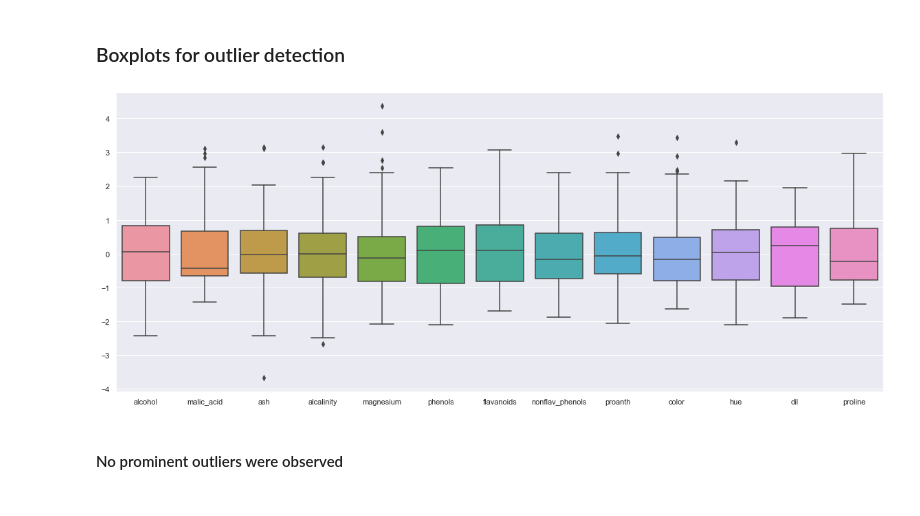
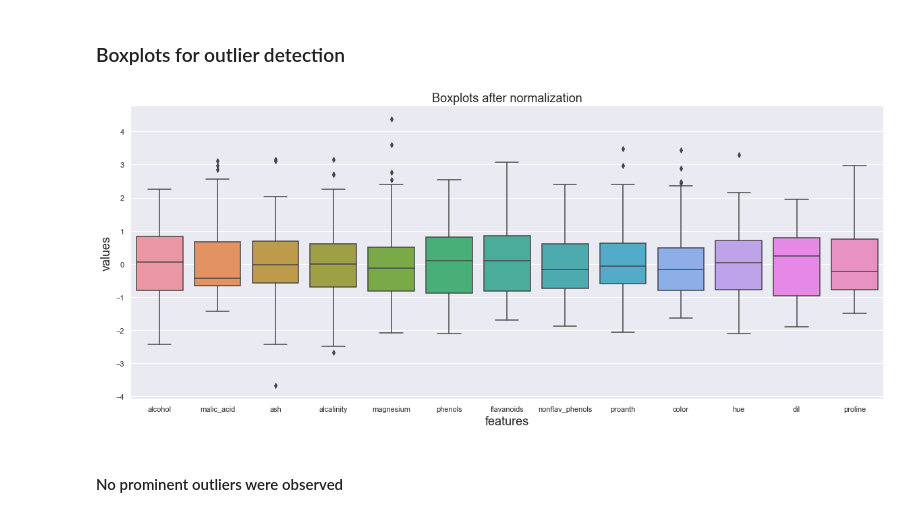
Before and after one commit to bharat-suri/CSE_5243, a Jupyter notebook: Lab-3/Lab-3 suri_40.ipynb, the cells around one changed output. Saved outputs shown, nothing was run; the diff lists cells and outputs as text; code cells hidden in the pictures.

```diff
--- a/Lab-3/Lab-3 suri_40.ipynb
+++ b/Lab-3/Lab-3 suri_40.ipynb
@@ -133,10 +137,13 @@ for cf in corr_features:
 # %%
 fig = plt.figure(figsize=[20, 8])
 b = sns.boxplot(data=features_df)
+t = plt.title('Boxplots after normalization', fontsize=18)
+x = plt.xlabel('features', fontsize=18)
+y = plt.ylabel('values', fontsize=18)
 plt.show()
 plt.close()
 # %% [output]
-[figure, old version]
+[figure, new version]
 # %% [markdown]
 #### No prominent outliers were observed
 # %% [markdown]
```
Also changed, not shown: parts of 2 cells of this notebook, 1 other file.
